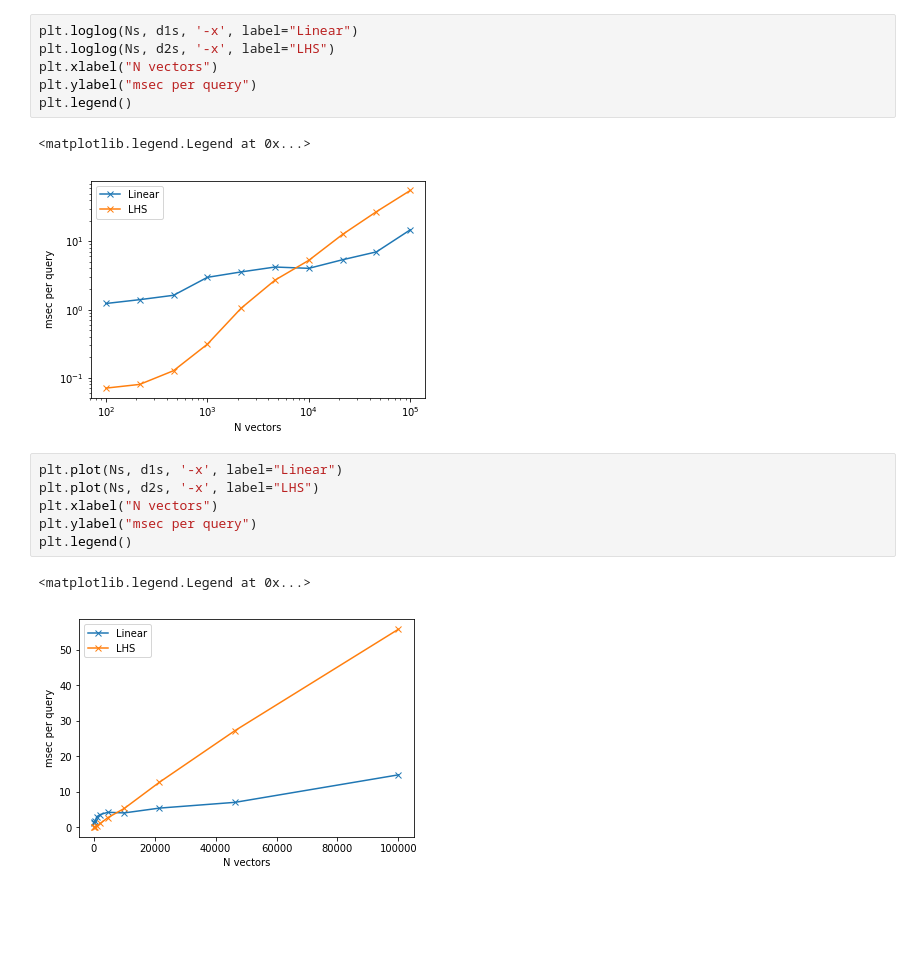
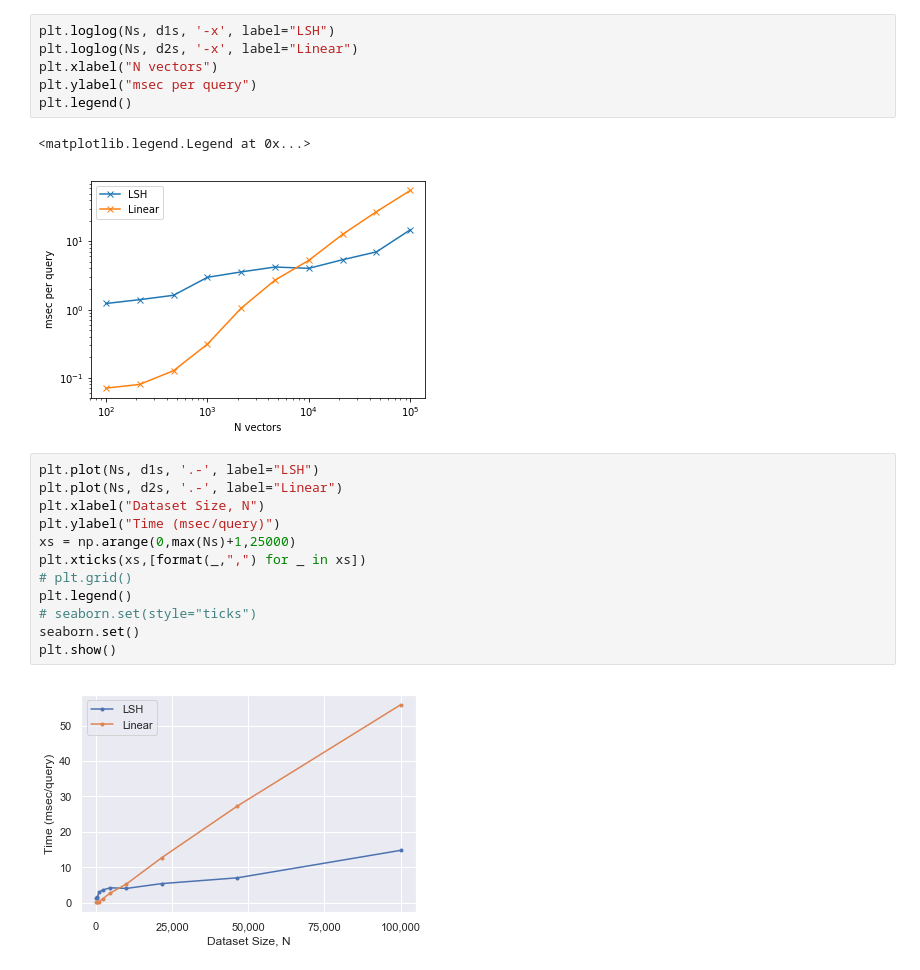
Before and after one commit to davidtag/cs166-project, a Jupyter notebook: experiment_duration_vs_n.ipynb, the cells around one changed output. Cells and saved outputs as stored; diff of their text form; blank space fills up the shorter version.

Commit message:
duration vs n plot done

```diff
--- a/experiment_duration_vs_n.ipynb
+++ b/experiment_duration_vs_n.ipynb
@@ -64,20 +65,25 @@ N, LSH, Linear
 46415, 7.013, 27.283
 100000,14.769, 55.871
 # %%
-plt.loglog(Ns, d1s, '-x', label="Linear")
-plt.loglog(Ns, d2s, '-x', label="LHS")
+plt.loglog(Ns, d1s, '-x', label="LSH")
+plt.loglog(Ns, d2s, '-x', label="Linear")
 plt.xlabel("N vectors")
 plt.ylabel("msec per query")
 plt.legend()
 # %% [output]
 <matplotlib.legend.Legend at 0x...>
-[figure, old version]
+[figure, new version]
 # %%
-plt.plot(Ns, d1s, '-x', label="Linear")
-plt.plot(Ns, d2s, '-x', label="LHS")
-plt.xlabel("N vectors")
-plt.ylabel("msec per query")
+plt.plot(Ns, d1s, '.-', label="LSH")
+plt.plot(Ns, d2s, '.-', label="Linear")
+plt.xlabel("Dataset Size, N")
+plt.ylabel("Time (msec/query)")
+xs = np.arange(0,max(Ns)+1,25000)
+plt.xticks(xs,[format(_,",") for _ in xs])
+# plt.grid()
 plt.legend()
+# seaborn.set(style="ticks")
+seaborn.set()
+plt.show()
 # %% [output]
-<matplotlib.legend.Legend at 0x...>
-[figure, old version]
+[figure, new version]
```
Also changed, not shown: parts of 2 cells of this notebook, 2 other files.
